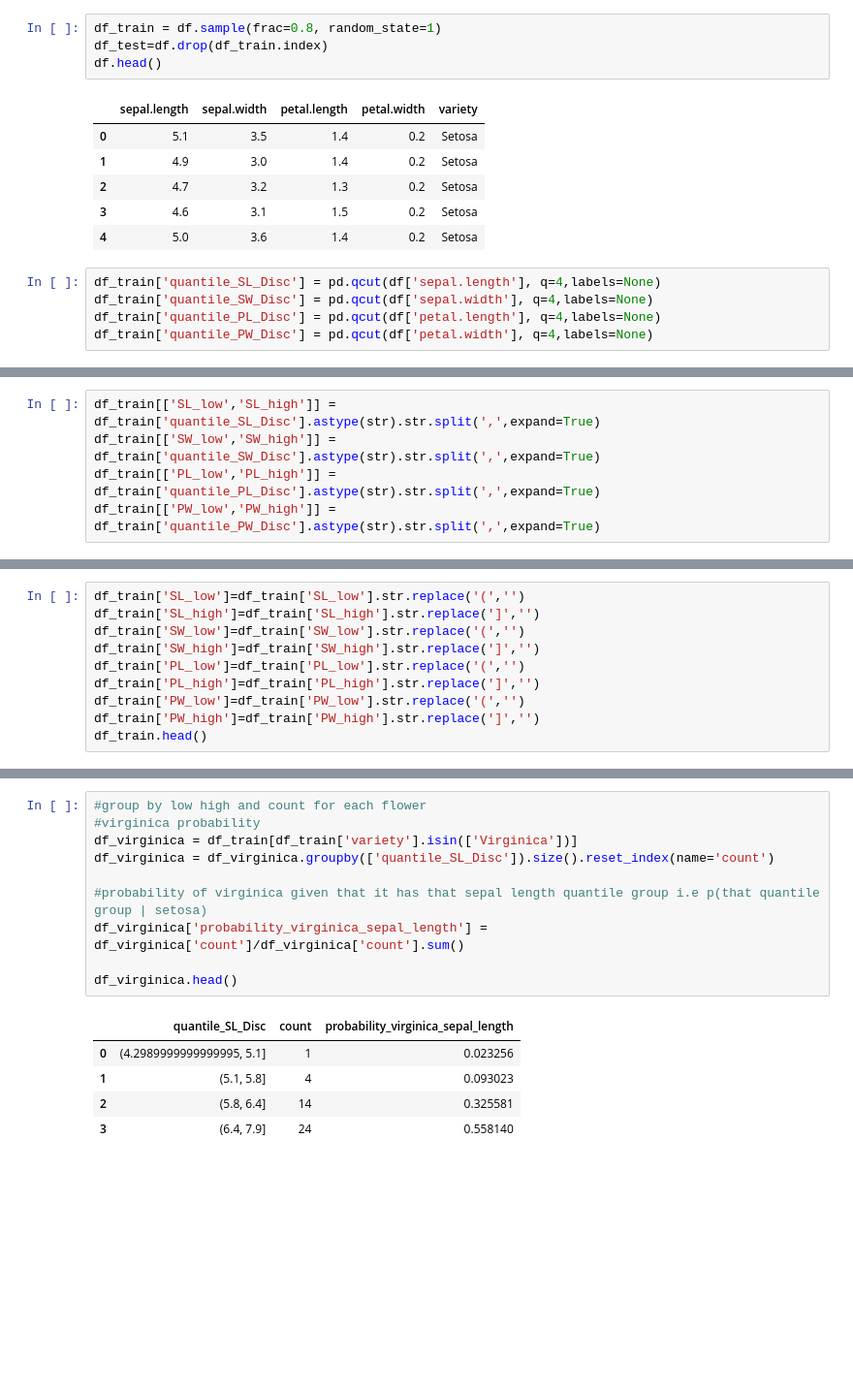
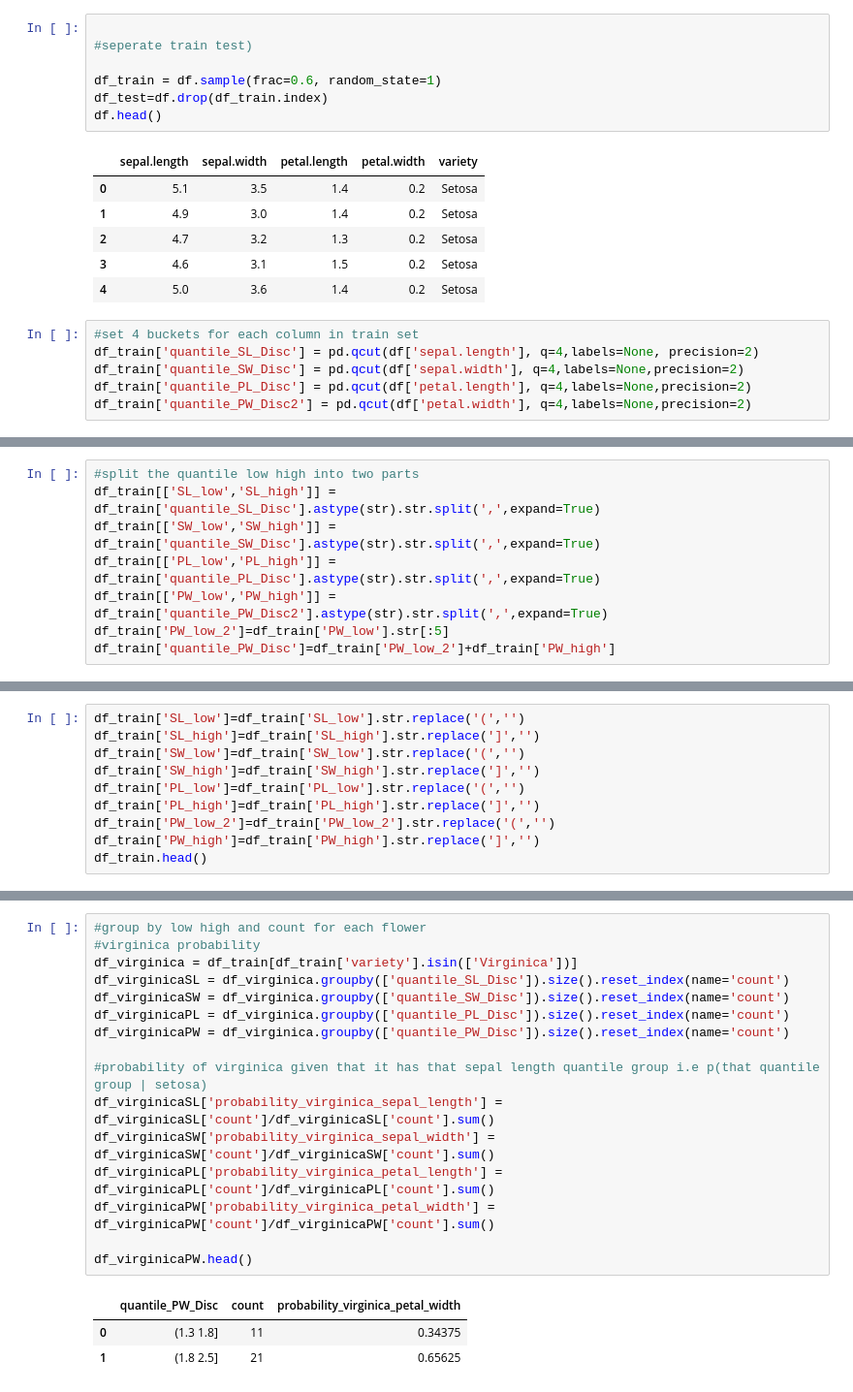
Before and after one commit to ashm212/Bayesian-Learning, a Jupyter notebook: Bayesian_Learning.ipynb, the cells around one changed output, grey strips where cells are left out. Shown: that part at 97% size. Saved outputs shown, nothing was run; the diff lists cells and outputs as text; blank space fills up the shorter version.

```diff
--- a/Bayesian_Learning.ipynb
+++ b/Bayesian_Learning.ipynb
@@ -4,7 +4,10 @@
 import pandas as pd
 df = pd.read_csv(r'/content/iris.csv')
 # %%
-df_train = df.sample(frac=0.8, random_state=1)
+
+#seperate train test)
+
+df_train = df.sample(frac=0.6, random_state=1)
 df_test=df.drop(df_train.index)
 df.head()
 # %% [output]
@@ -15,10 +18,11 @@ df.head()
 | 3 | 4.6 | 3.1 | 1.5 | 0.2 | Setosa |
 | 4 | 5.0 | 3.6 | 1.4 | 0.2 | Setosa |
 # %%
-df_train['quantile_SL_Disc'] = pd.qcut(df['sepal.length'], q=4,labels=None)
-df_train['quantile_SW_Disc'] = pd.qcut(df['sepal.width'], q=4,labels=None)
-df_train['quantile_PL_Disc'] = pd.qcut(df['petal.length'], q=4,labels=None)
-df_train['quantile_PW_Disc'] = pd.qcut(df['petal.width'], q=4,labels=None)
+#set 4 buckets for each column in train set
+df_train['quantile_SL_Disc'] = pd.qcut(df['sepal.length'], q=4,labels=None, precision=2)
+df_train['quantile_SW_Disc'] = pd.qcut(df['sepal.width'], q=4,labels=None,precision=2)
+df_train['quantile_PL_Disc'] = pd.qcut(df['petal.length'], q=4,labels=None,precision=2)
+df_train['quantile_PW_Disc2'] = pd.qcut(df['petal.width'], q=4,labels=None,precision=2)
 # %%
 df_train.head()
 # %% [output]
@@ -29,10 +33,13 @@ df_train.head()
 | 16 | 5.4 | 3.9 | 1.3 | 0.4 | Setosa | (5.1, 5.8] | (3.3, 4.4] | ... |
 | 131 | 7.9 | 3.8 | 6.4 | 2.0 | Virginica | (6.4, 7.9] | (3.3, 4.4] | ... |
 # %%
+#split the quantile low high into two parts
 df_train[['SL_low','SL_high']] = df_train['quantile_SL_Disc'].astype(str).str.split(',',expand=True)
 df_train[['SW_low','SW_high']] = df_train['quantile_SW_Disc'].astype(str).str.split(',',expand=True)
 df_train[['PL_low','PL_high']] = df_train['quantile_PL_Disc'].astype(str).str.split(',',expand=True)
-df_train[['PW_low','PW_high']] = df_train['quantile_PW_Disc'].astype(str).str.split(',',expand=True)
+df_train[['PW_low','PW_high']] = df_train['quantile_PW_Disc2'].astype(str).str.split(',',expand=True)
+df_train['PW_low_2']=df_train['PW_low'].str[:5]
+df_train['quantile_PW_Disc']=df_train['PW_low_2']+df_train['PW_high']
 # %%
 df_train.head()
 # %% [output]
@@ -49,7 +56,7 @@ df_train['SW_low']=df_train['SW_low'].str.replace('(','')
 df_train['SW_high']=df_train['SW_high'].str.replace(']','')
 df_train['PL_low']=df_train['PL_low'].str.replace('(','')
 df_train['PL_high']=df_train['PL_high'].str.replace(']','')
-df_train['PW_low']=df_train['PW_low'].str.replace('(','')
+df_train['PW_low_2']=df_train['PW_low_2'].str.replace('(','')
 df_train['PW_high']=df_train['PW_high'].str.replace(']','')
 df_train.head()
 # %% [output]
@@ -78,19 +89,23 @@ df_setosa.head()
 # %%
 #group by low high and count for each flower
 #virginica probability
 df_virginica = df_train[df_train['variety'].isin(['Virginica'])]
-df_virginica = df_virginica.groupby(['quantile_SL_Disc']).size().reset_index(name='count')
+df_virginicaSL = df_virginica.groupby(['quantile_SL_Disc']).size().reset_index(name='count')
+df_virginicaSW = df_virginica.groupby(['quantile_SW_Disc']).size().reset_index(name='count')
+df_virginicaPL = df_virginica.groupby(['quantile_PL_Disc']).size().reset_index(name='count')
+df_virginicaPW = df_virginica.groupby(['quantile_PW_Disc']).size().reset_index(name='count')
 
 #probability of virginica given that it has that sepal length quantile group i.e p(that quantile group | setosa)
-df_virginica['probability_virginica_sepal_length'] = df_virginica['count']/df_virginica['count'].sum()
+df_virginicaSL['probability_virginica_sepal_length'] = df_virginicaSL['count']/df_virginicaSL['count'].sum()
+df_virginicaSW['probability_virginica_sepal_width'] = df_virginicaSW['count']/df_virginicaSW['count'].sum()
+df_virginicaPL['probability_virginica_petal_length'] = df_virginicaPL['count']/df_virginicaPL['count'].sum()
+df_virginicaPW['probability_virginica_petal_width'] = df_virginicaPW['count']/df_virginicaPW['count'].sum()
 
-df_virginica.head()
+df_virginicaPW.head()
 # %% [output]
-|  | quantile_SL_Disc | count | probability_virginica_sepal_length |
-| 0 | (4.2989999999999995, 5.1] | 1 | 0.023256 |
-| 1 | (5.1, 5.8] | 4 | 0.093023 |
-| 2 | (5.8, 6.4] | 14 | 0.325581 |
-| 3 | (6.4, 7.9] | 24 | 0.558140 |
+|  | quantile_PW_Disc | count | probability_virginica_petal_width |
+| 0 | (1.3 1.8] | 11 | 0.34375 |
+| 1 | (1.8 2.5] | 21 | 0.65625 |
 # %%
 #group by low high and count for each flower
 #Versicolor probability
```
Also changed, not shown: parts of 27 cells of this notebook.
